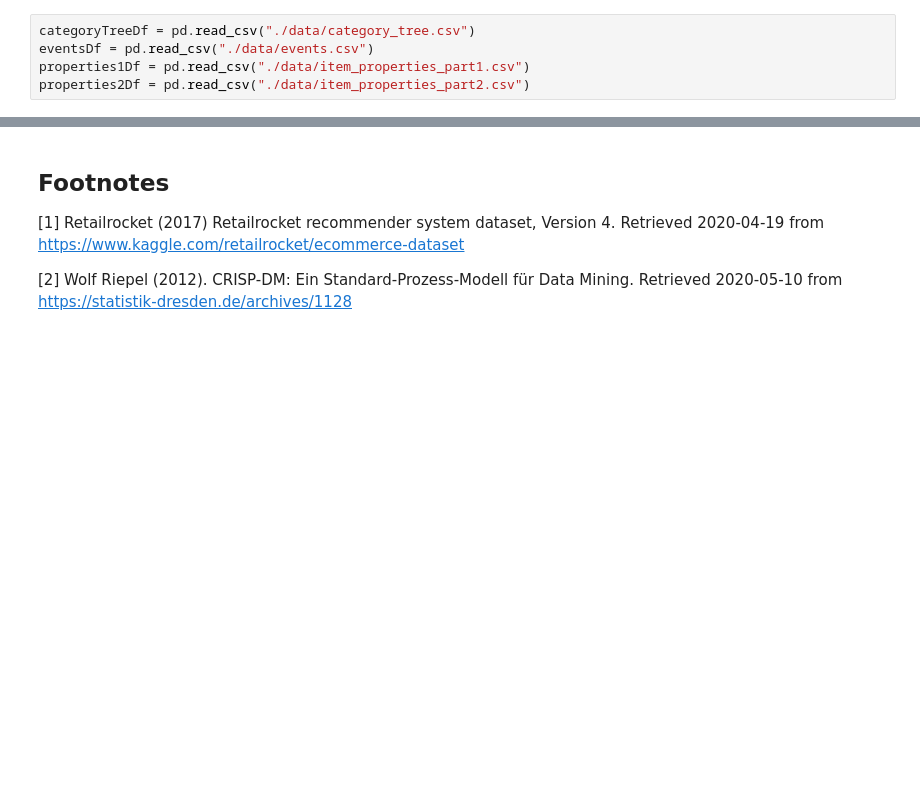
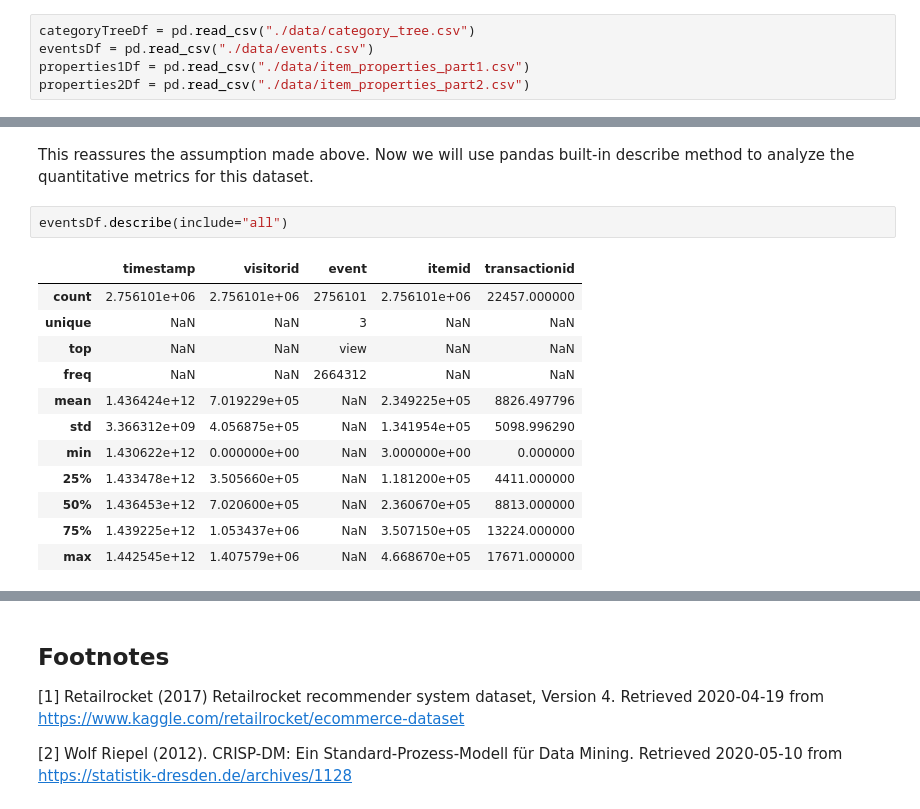
Before and after one commit to tinomerl/ecommerce-recommendation, a Jupyter notebook: ecommernce-user-behaviour.ipynb, the cells around one changed output, grey strips where cells are left out. Drawn from its saved outputs; the diff is of its cells as text; blank space fills up the shorter version.

Commit message:
finished data understanding on first dataset

```diff
--- a/ecommernce-user-behaviour.ipynb
+++ b/ecommernce-user-behaviour.ipynb
@@ -147,0 +148,17 @@ Index(['timestamp', 'visitorid', 'event', 'itemid', 'transactionid'], dtype='obj
+# %% [markdown]
+This reassures the assumption made above. Now we will use pandas built-in describe method to analyze the quantitative metrics for this dataset.
+# %%
+eventsDf.describe(include="all")
+# %% [output]
+|  | timestamp | visitorid | event | itemid | transactionid |
+| count | 2.756101e+06 | 2.756101e+06 | 2756101 | 2.756101e+06 | 22457.000000 |
+| unique | NaN | NaN | 3 | NaN | NaN |
+| top | NaN | NaN | view | NaN | NaN |
+| freq | NaN | NaN | 2664312 | NaN | NaN |
+| mean | 1.436424e+12 | 7.019229e+05 | NaN | 2.349225e+05 | 8826.497796 |
+| std | 3.366312e+09 | 4.056875e+05 | NaN | 1.341954e+05 | 5098.996290 |
+| min | 1.430622e+12 | 0.000000e+00 | NaN | 3.000000e+00 | 0.000000 |
+| 25% | 1.433478e+12 | 3.505660e+05 | NaN | 1.181200e+05 | 4411.000000 |
+| 50% | 1.436453e+12 | 7.020600e+05 | NaN | 2.360670e+05 | 8813.000000 |
+| 75% | 1.439225e+12 | 1.053437e+06 | NaN | 3.507150e+05 | 13224.000000 |
+| max | 1.442545e+12 | 1.407579e+06 | NaN | 4.668670e+05 | 17671.000000 |
```
Also changed, not shown: parts of 18 cells of this notebook.
